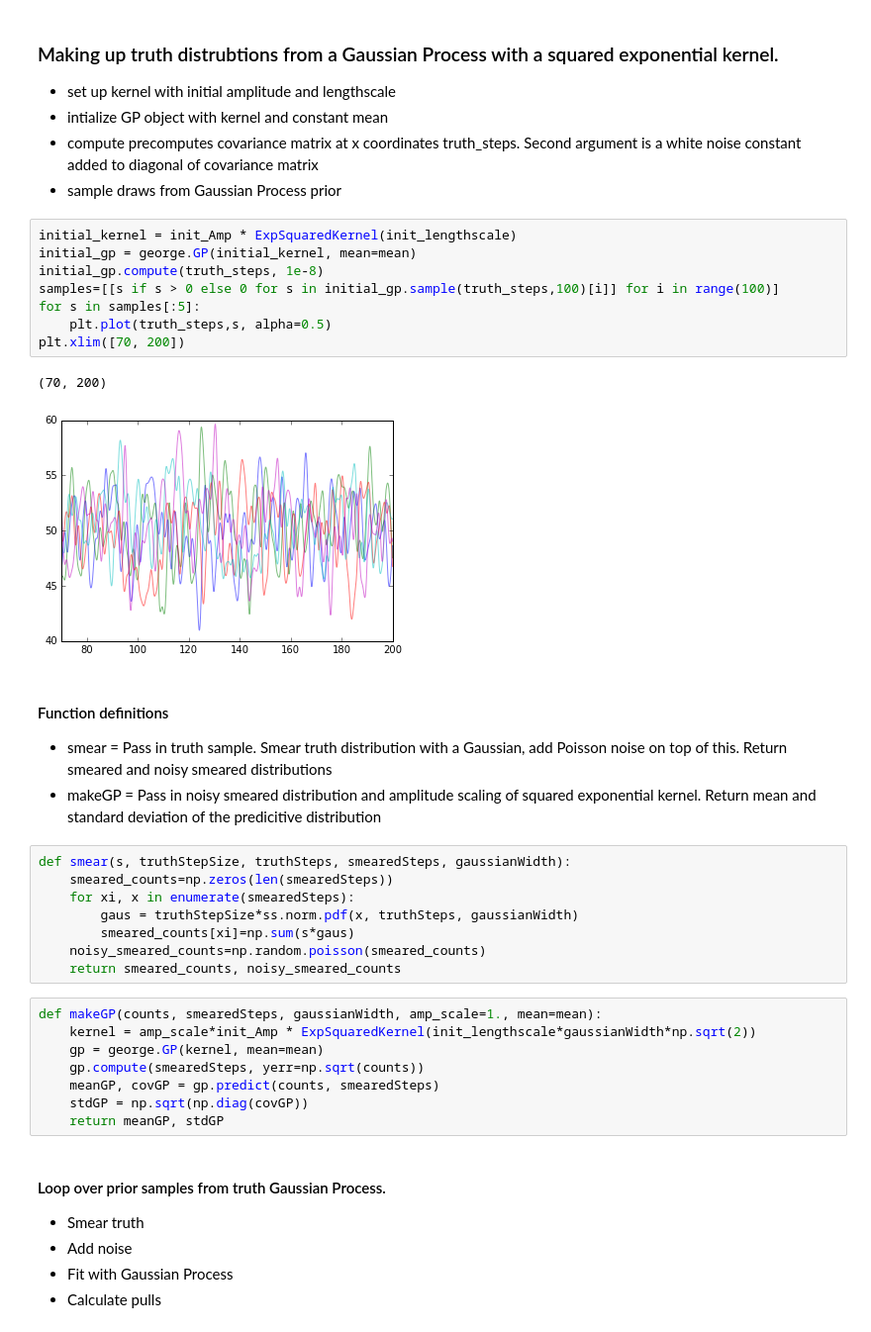
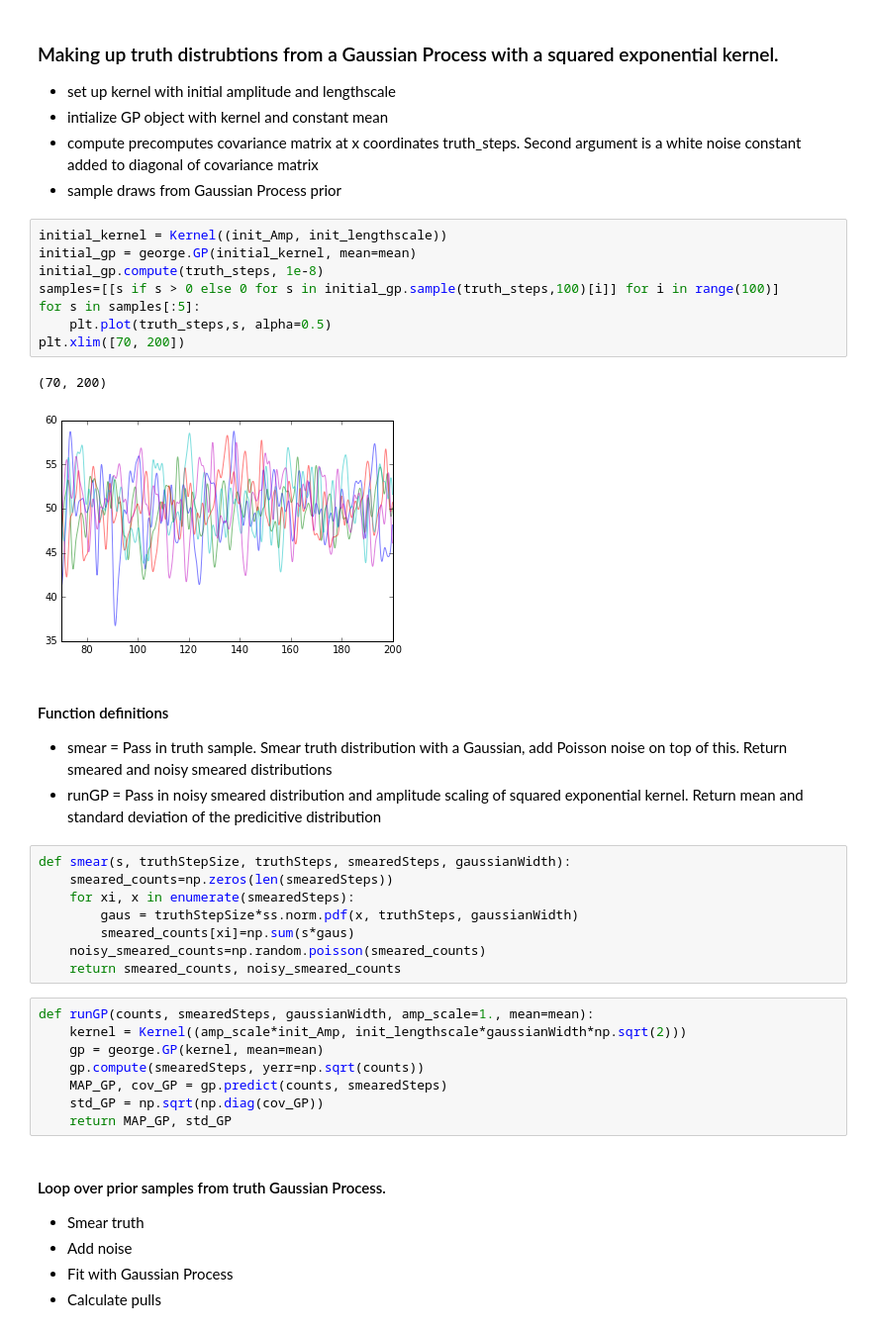
Before and after one commit to mfrate28/GP_Tutorial, a Jupyter notebook: MCTemplateSmoothing.ipynb, the cells around one changed output. Shown: that part at 99% size. Saved outputs shown, nothing was run; the diff lists cells and outputs as text.

```diff
--- a/MCTemplateSmoothing.ipynb
+++ b/MCTemplateSmoothing.ipynb
@@ -101,20 +101,20 @@ def plot_GP(smeared, noisy, GPmean, GPstd, doLogy=False, doLogx=False):
 * compute precomputes covariance matrix at x coordinates truth_steps. Second argument is a white noise constant added to diagonal of covariance matrix
 * sample draws from Gaussian Process prior
 # %%
-initial_kernel = init_Amp * ExpSquaredKernel(init_lengthscale)
+initial_kernel = Kernel((init_Amp, init_lengthscale))
 initial_gp = george.GP(initial_kernel, mean=mean)
 initial_gp.compute(truth_steps, 1e-8)
 samples=[[s if s > 0 else 0 for s in initial_gp.sample(truth_steps,100)[i]] for i in range(100)]
 for s in samples[:5]:
     plt.plot(truth_steps,s, alpha=0.5)
 plt.xlim([70, 200])
 # %% [output]
 (70, 200)
-[figure, old version]
+[figure, new version]
 # %% [markdown]
 #### Function definitions
 * smear = Pass in truth sample. Smear truth distribution with a Gaussian, add Poisson noise on top of this. Return smeared and noisy smeared distributions
-* makeGP = Pass in noisy smeared distribution and amplitude scaling of squared exponential kernel. Return mean and standard deviation of the predicitive distribution
+* runGP = Pass in noisy smeared distribution and amplitude scaling of squared exponential kernel. Return mean and standard deviation of the predicitive distribution
 # %%
 def smear(s, truthStepSize, truthSteps, smearedSteps, gaussianWidth):
     smeared_counts=np.zeros(len(smearedSteps))
@@ -124,13 +124,13 @@ def smear(s, truthStepSize, truthSteps, smearedSteps, gaussianWidth):
     noisy_smeared_counts=np.random.poisson(smeared_counts)
     return smeared_counts, noisy_smeared_counts
 # %%
-def makeGP(counts, smearedSteps, gaussianWidth, amp_scale=1., mean=mean):
-    kernel = amp_scale*init_Amp * ExpSquaredKernel(init_lengthscale*gaussianWidth*np.sqrt(2))
+def runGP(counts, smearedSteps, gaussianWidth, amp_scale=1., mean=mean):
+    kernel = Kernel((amp_scale*init_Amp, init_lengthscale*gaussianWidth*np.sqrt(2)))
     gp = george.GP(kernel, mean=mean)
     gp.compute(smearedSteps, yerr=np.sqrt(counts))
-    meanGP, covGP = gp.predict(counts, smearedSteps)
-    stdGP = np.sqrt(np.diag(covGP))
-    return meanGP, stdGP
+    MAP_GP, cov_GP = gp.predict(counts, smearedSteps)
+    std_GP = np.sqrt(np.diag(cov_GP))
+    return MAP_GP, std_GP
 # %% [markdown]
 #### Loop over prior samples from truth Gaussian Process.
 * Smear truth
```
Also changed, not shown: parts of 7 cells of this notebook, 3 other files.
